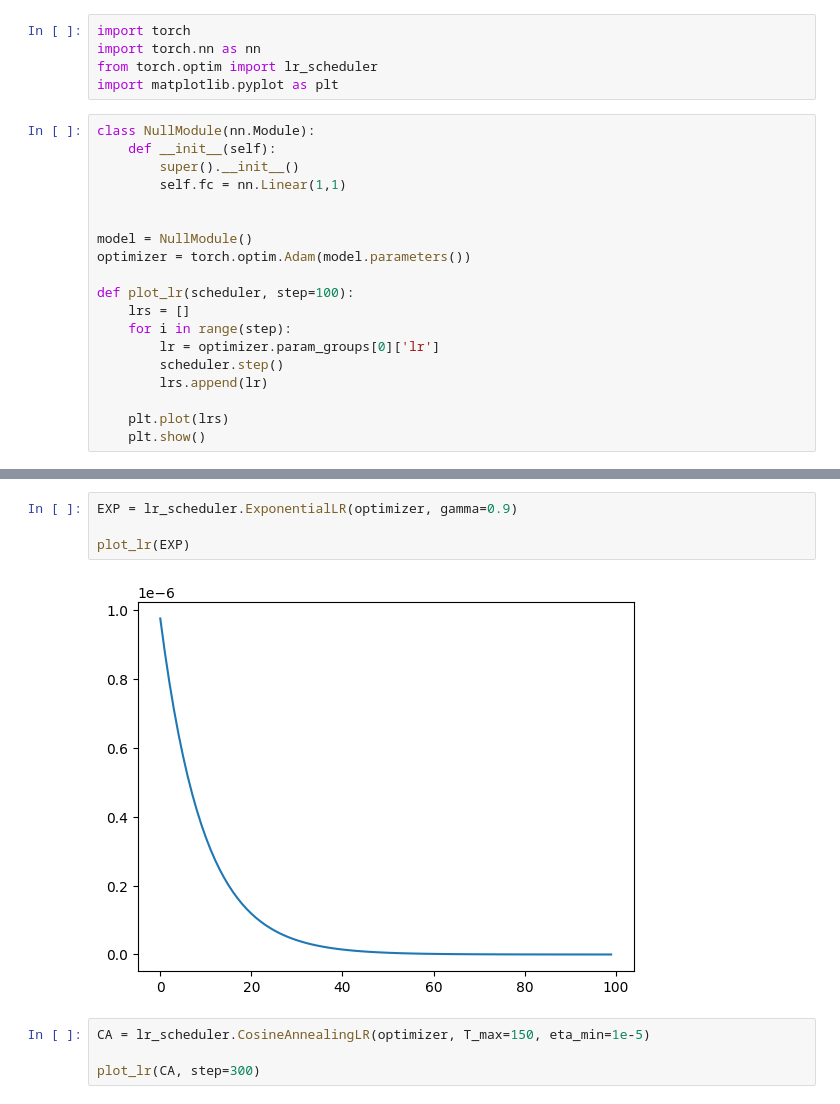
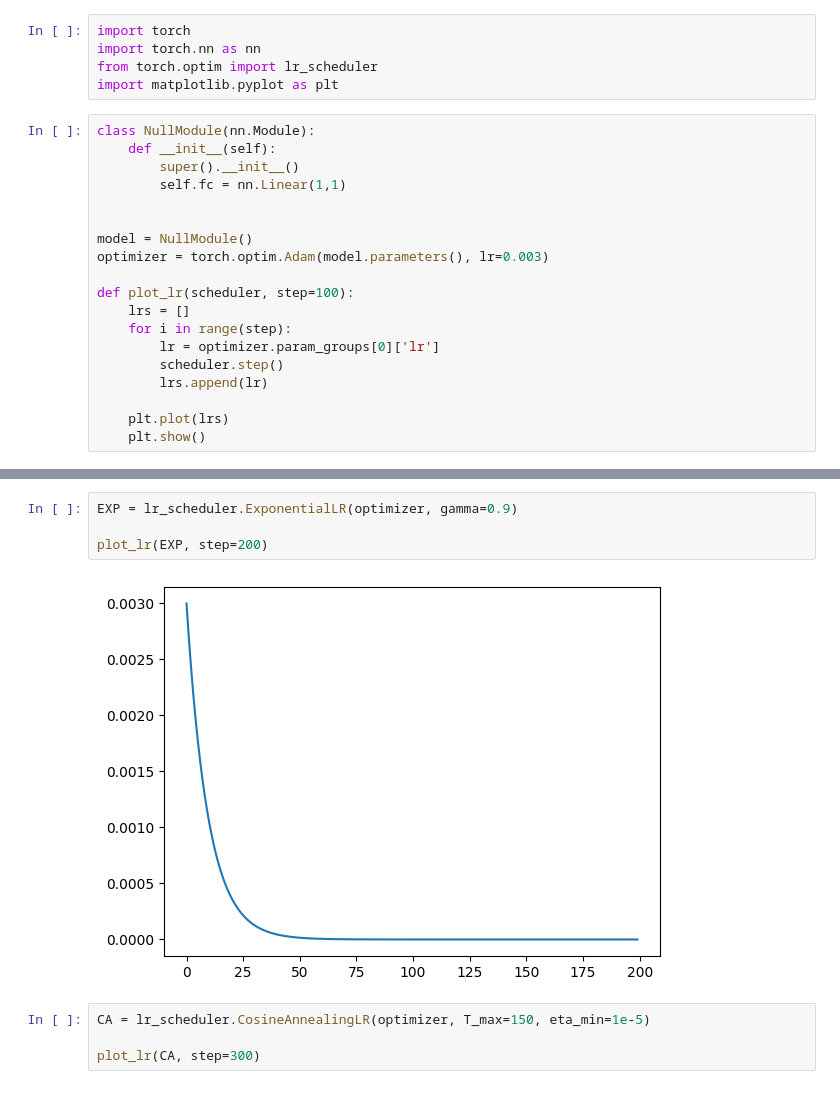
Before and after one commit to valsdav/MEMFlow, a Jupyter notebook: scripts/LearningRateScheduler.ipynb, the cells around one changed output, grey strips where cells are left out. Drawn from its saved outputs; the diff is of its cells as text.

```diff
--- a/scripts/LearningRateScheduler.ipynb
+++ b/scripts/LearningRateScheduler.ipynb
@@ -11,7 +11,7 @@ class NullModule(nn.Module):
 
 
 model = NullModule()
-optimizer = torch.optim.Adam(model.parameters())
+optimizer = torch.optim.Adam(model.parameters(), lr=0.003)
 
 def plot_lr(scheduler, step=100):
     lrs = []
@@ -30,9 +47,9 @@ plot_lr(STP)
 # %%
 EXP = lr_scheduler.ExponentialLR(optimizer, gamma=0.9)
 
-plot_lr(EXP)
+plot_lr(EXP, step=200)
 # %% [output]
-[figure, old version]
+[figure, new version]
 # %%
 CA = lr_scheduler.CosineAnnealingLR(optimizer, T_max=150, eta_min=1e-5)
 
```
Also changed, not shown: parts of 2 cells of this notebook, 1 other file.
